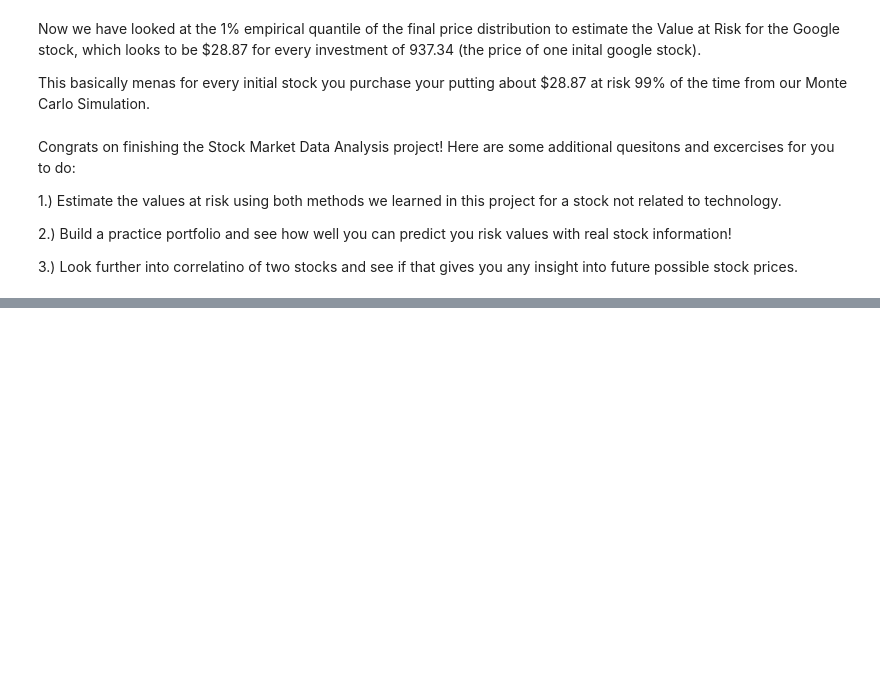
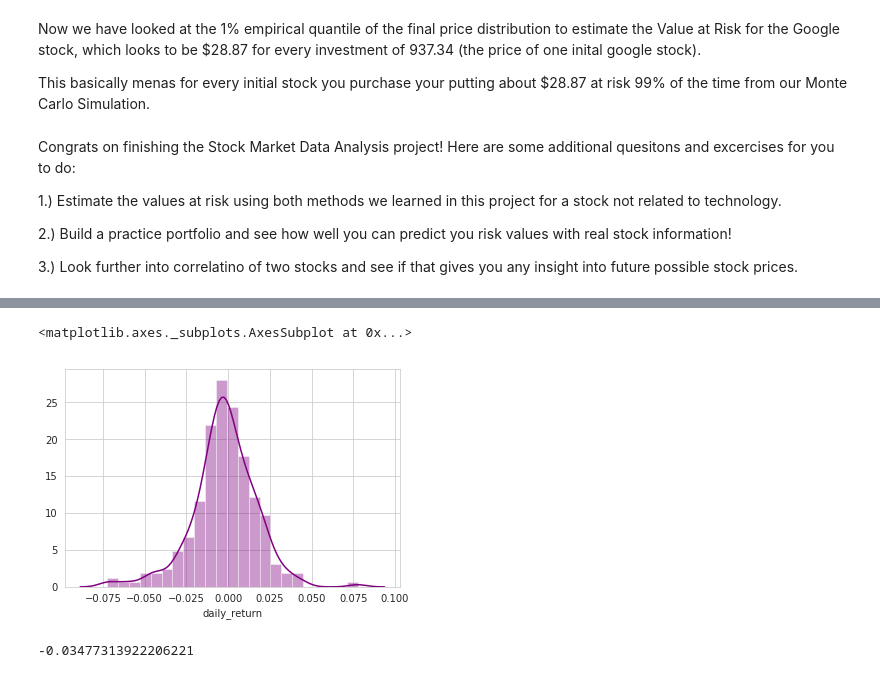
Before and after one commit to easypanda/Udemy, a Jupyter notebook: Python for Data Analysis and visualization/Stock Market Analysis.ipynb, the cells around one changed output, grey strips where cells are left out. Drawn from its saved outputs; the diff is of its cells as text; code cells hidden in the pictures; blank space fills up the shorter version.

```diff
--- a/Python for Data Analysis and visualization/Stock Market Analysis.ipynb
+++ b/Python for Data Analysis and visualization/Stock Market Analysis.ipynb
@@ -477,0 +482,9 @@ Congrats on finishing the Stock Market Data Analysis project! Here are some addi
+# %%
+#Company list
+company = ['GE']
+
+#Setting up the timeframe
+end = datetime.now()
+start = datetime(end.year - 1, end.month,end.day)
+
+GE_stock = data.get_data_robinhood(company, start = start,end = end)
@@ -477,0 +513,10 @@ Congrats on finishing the Stock Market Data Analysis project! Here are some addi
+# %%
+#Processing the closing_df to be able to analyse it
+GE_stock.reset_index(drop=False,inplace=True)
+GE_stock_pct = GE_stock.pivot(index='begins_at', columns='symbol', values='close_price')
+for i in company:
+        GE_stock_pct[i] = GE_stock_pct[i].replace(",",".").astype("float")
+        pd.DataFrame(GE_stock_pct)
+
+# Make a new tech returns DataFrame
+GE_stock_pct = GE_stock_pct.pct_change()
@@ -477,0 +533,15 @@ Congrats on finishing the Stock Market Data Analysis project! Here are some addi
+# %%
+for column in columns:
+        GE_stock[column] = GE_stock[column].replace(",",".").astype("float")
+
+GE_stock['daily_return'] = GE_stock['close_price'].pct_change()#pct_change to have the value in percent
+
+
+sns.distplot(GE_stock['daily_return'].dropna(),color="purple")
+# %% [output]
+<matplotlib.axes._subplots.AxesSubplot at 0x...>
+[figure, added]
+# %%
+GE_stock['daily_return'].quantile(0.05)
+# %% [output]
+-0.03477313922206221
```
Also changed, not shown: parts of 19 cells of this notebook.
